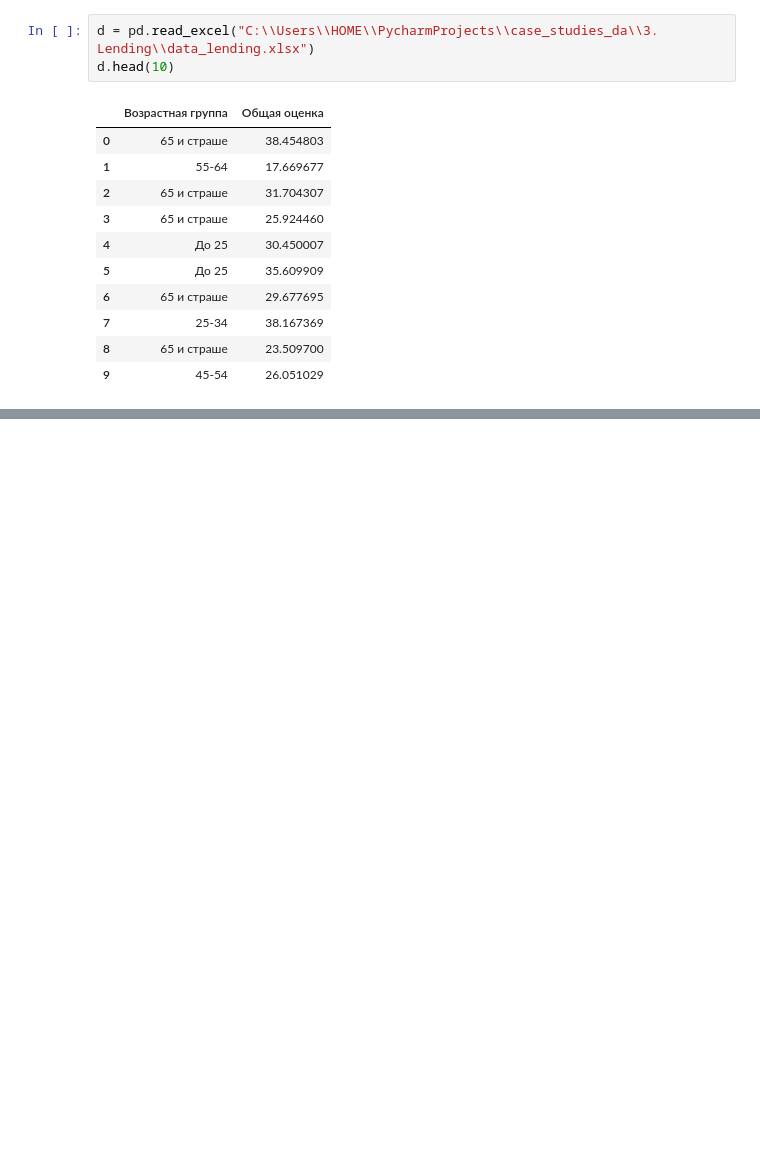
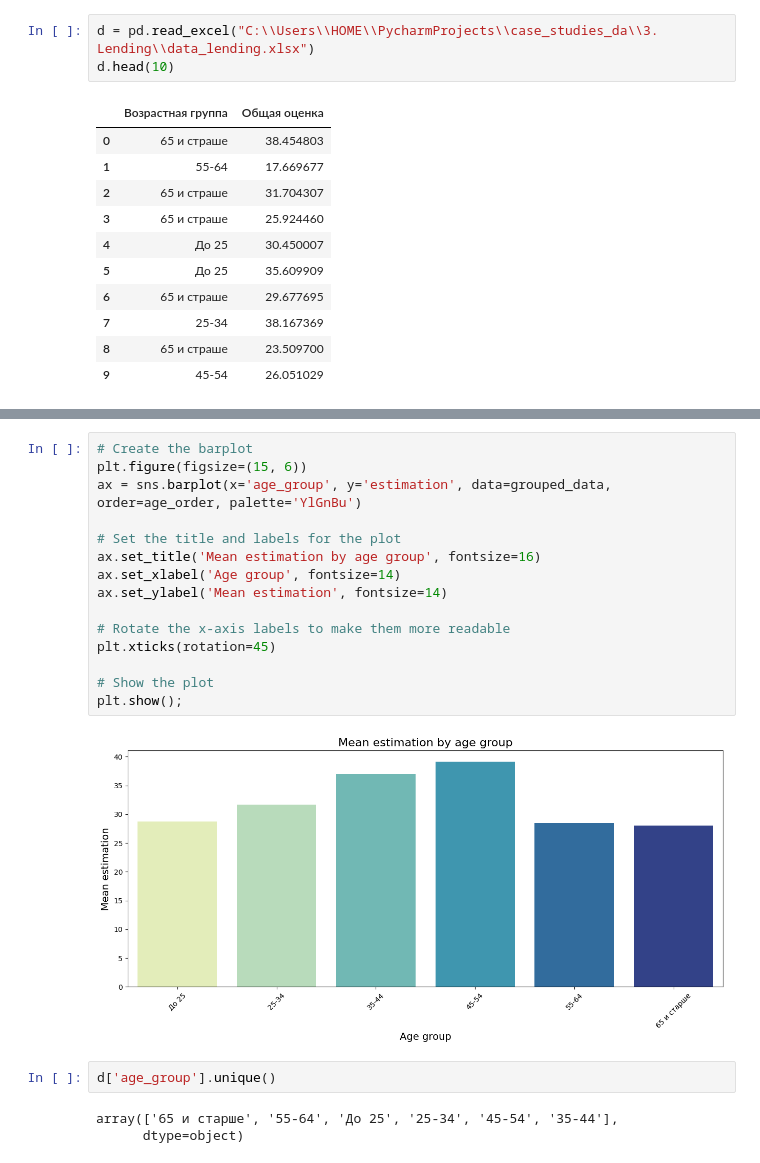
Before and after one commit to ybezginova2016/case_studies_da, a Jupyter notebook: 3. Lending/main_3_Lending.ipynb, the cells around one changed output, grey strips where cells are left out. Cells and saved outputs as stored; diff of their text form; blank space fills up the shorter version.

```diff
--- a/3. Lending/main_3_Lending.ipynb
+++ b/3. Lending/main_3_Lending.ipynb
@@ -26,0 +170,22 @@ d.
+# %%
+# Create the barplot
+plt.figure(figsize=(15, 6))
+ax = sns.barplot(x='age_group', y='estimation', data=grouped_data, order=age_order, palette='YlGnBu')
+
+# Set the title and labels for the plot
+ax.set_title('Mean estimation by age group', fontsize=16)
+ax.set_xlabel('Age group', fontsize=14)
+ax.set_ylabel('Mean estimation', fontsize=14)
+
+# Rotate the x-axis labels to make them more readable
+plt.xticks(rotation=45)
+
+# Show the plot
+plt.show();
+# %% [output]
+[figure, added]
+# %%
+d['age_group'].unique()
+# %% [output]
+array(['65 и старше', '55-64', 'До 25', '25-34', '45-54', '35-44'],
+      dtype=object)
```
Also changed, not shown: parts of 26 cells of this notebook, 1 other file.
